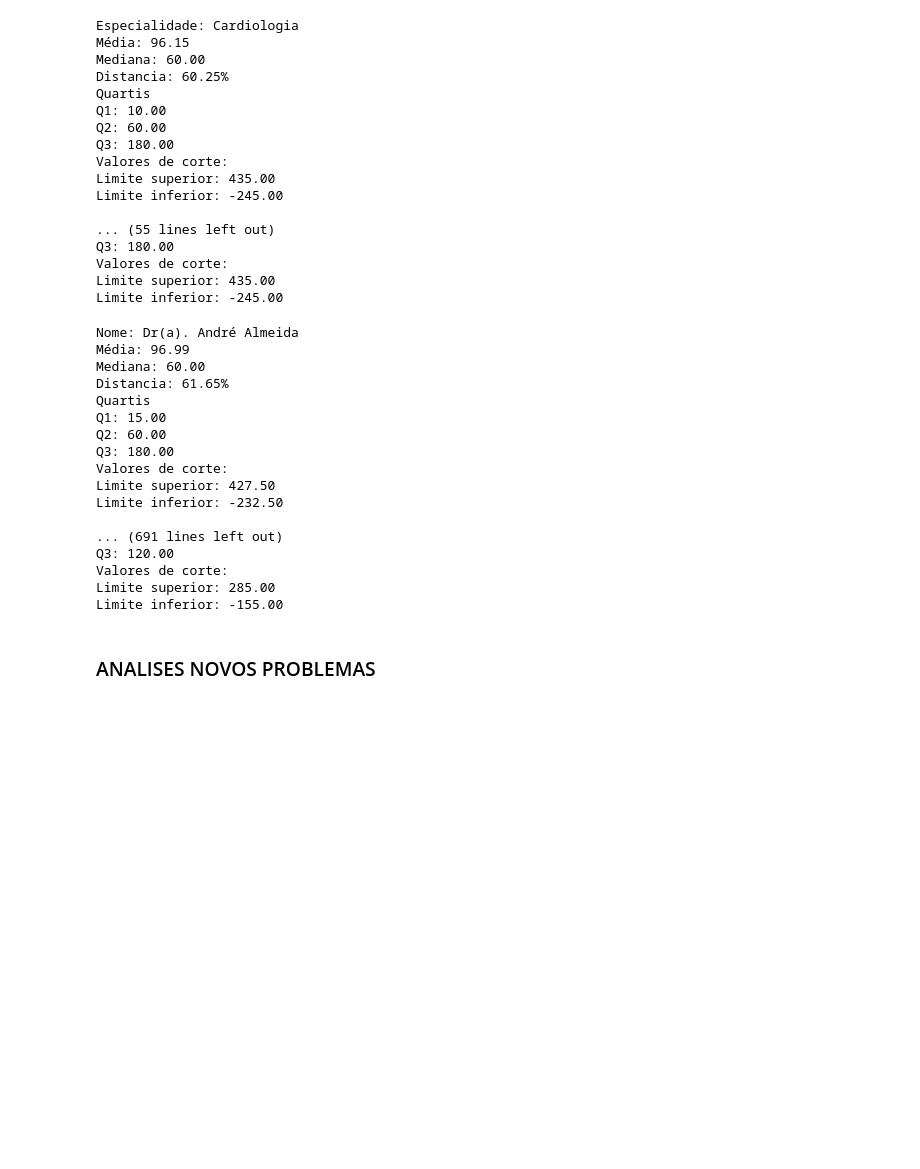
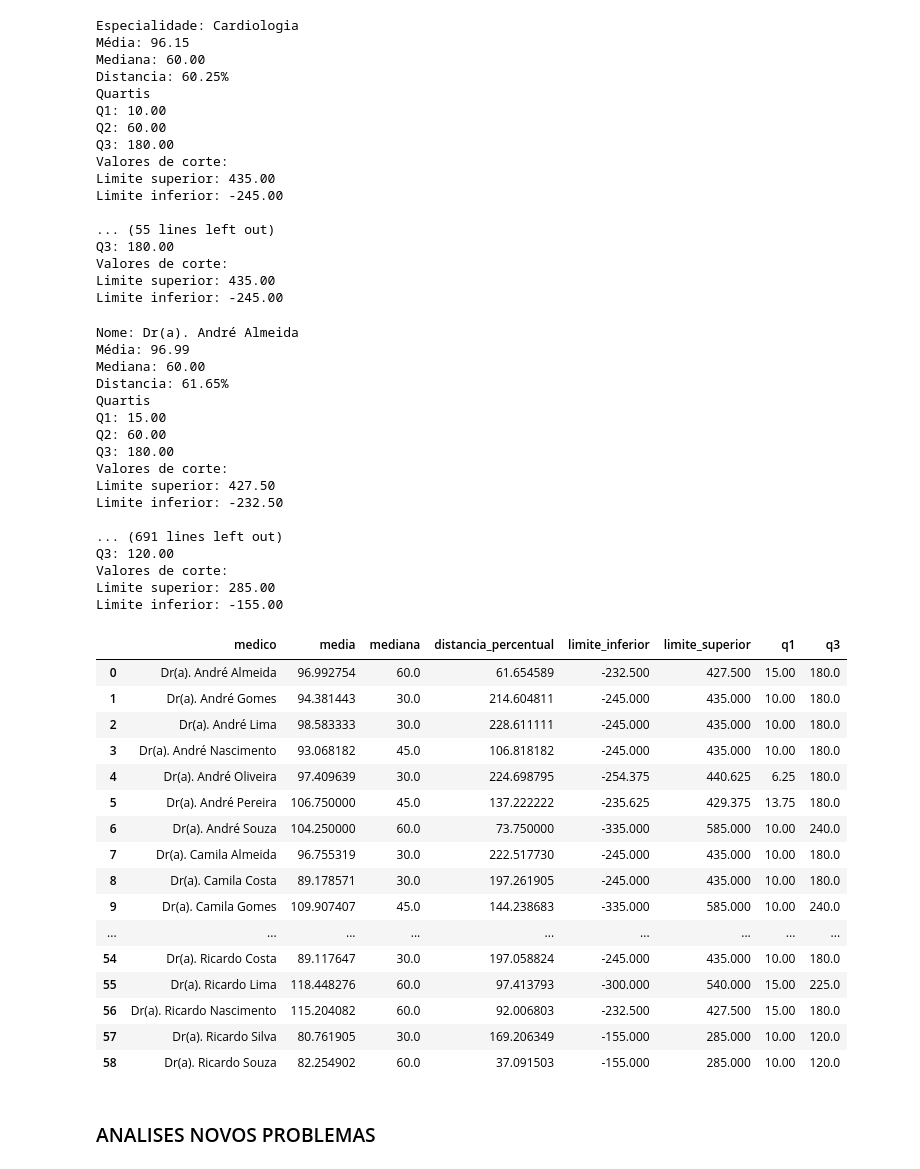
Before and after one commit to ArlemSilva/ClinicasNara, a Jupyter notebook: projeto nara.ipynb, the cells around one changed output. Drawn from its saved outputs; the diff is of its cells as text; code cells hidden in the pictures; blank space fills up the shorter version.

```diff
--- a/projeto nara.ipynb
+++ b/projeto nara.ipynb
@@ -155,30 +157,48 @@ for nome_medico, grupo in df_consultas_medicos.groupby('nome'):
     media_consulta, mediana_consulta, distancia_consulta = tendencia_central(grupo['tempo_espera'])
     outlier_lista, limite_inferior, limite_superior, q1, q3 = outliers(tempo_espera)
     Analise_medico['medico'].append(nome_medico)
     Analise_medico['media'].append(media_consulta)
     Analise_medico['mediana'].append(mediana_consulta)
     Analise_medico['distancia_percentual'].append(distancia_consulta)
     Analise_medico['limite_inferior'].append(limite_inferior)
     Analise_medico['limite_superior'].append(limite_superior)
     Analise_medico['q1'].append(q1)
     Analise_medico['q3'].append(q3)
 
 df_analise_medico = pd.DataFrame(Analise_medico)
+df_analise_medico
 # %% [output]
 Nome: Dr(a). André Almeida
 Média: 96.99
 Mediana: 60.00
 Distancia: 61.65%
 Quartis
 Q1: 15.00
 Q2: 60.00
 Q3: 180.00
 Valores de corte:
 Limite superior: 427.50
 Limite inferior: -232.50
 
 ... (691 lines left out)
 Q3: 120.00
 Valores de corte:
 Limite superior: 285.00
 Limite inferior: -155.00
+|  | medico | media | mediana | distancia_percentual | limite_inferior | limite_superior | q1 | q3 |
+| 0 | Dr(a). André Almeida | 96.992754 | 60.0 | 61.654589 | -232.500 | 427.500 | 15.00 | 180.0 |
+| 1 | Dr(a). André Gomes | 94.381443 | 30.0 | 214.604811 | -245.000 | 435.000 | 10.00 | 180.0 |
+| 2 | Dr(a). André Lima | 98.583333 | 30.0 | 228.611111 | -245.000 | 435.000 | 10.00 | 180.0 |
+| 3 | Dr(a). André Nascimento | 93.068182 | 45.0 | 106.818182 | -245.000 | 435.000 | 10.00 | 180.0 |
+| 4 | Dr(a). André Oliveira | 97.409639 | 30.0 | 224.698795 | -254.375 | 440.625 | 6.25 | 180.0 |
+| 5 | Dr(a). André Pereira | 106.750000 | 45.0 | 137.222222 | -235.625 | 429.375 | 13.75 | 180.0 |
+| 6 | Dr(a). André Souza | 104.250000 | 60.0 | 73.750000 | -335.000 | 585.000 | 10.00 | 240.0 |
+| 7 | Dr(a). Camila Almeida | 96.755319 | 30.0 | 222.517730 | -245.000 | 435.000 | 10.00 | 180.0 |
+| 8 | Dr(a). Camila Costa | 89.178571 | 30.0 | 197.261905 | -245.000 | 435.000 | 10.00 | 180.0 |
+| 9 | Dr(a). Camila Gomes | 109.907407 | 45.0 | 144.238683 | -335.000 | 585.000 | 10.00 | 240.0 |
+| ... | ... | ... | ... | ... | ... | ... | ... | ... |
+| 54 | Dr(a). Ricardo Costa | 89.117647 | 30.0 | 197.058824 | -245.000 | 435.000 | 10.00 | 180.0 |
+| 55 | Dr(a). Ricardo Lima | 118.448276 | 60.0 | 97.413793 | -300.000 | 540.000 | 15.00 | 225.0 |
+| 56 | Dr(a). Ricardo Nascimento | 115.204082 | 60.0 | 92.006803 | -232.500 | 427.500 | 15.00 | 180.0 |
+| 57 | Dr(a). Ricardo Silva | 80.761905 | 30.0 | 169.206349 | -155.000 | 285.000 | 10.00 | 120.0 |
+| 58 | Dr(a). Ricardo Souza | 82.254902 | 60.0 | 37.091503 | -155.000 | 285.000 | 10.00 | 120.0 |
```
Also changed, not shown: parts of 2 cells of this notebook, 15 other files.
